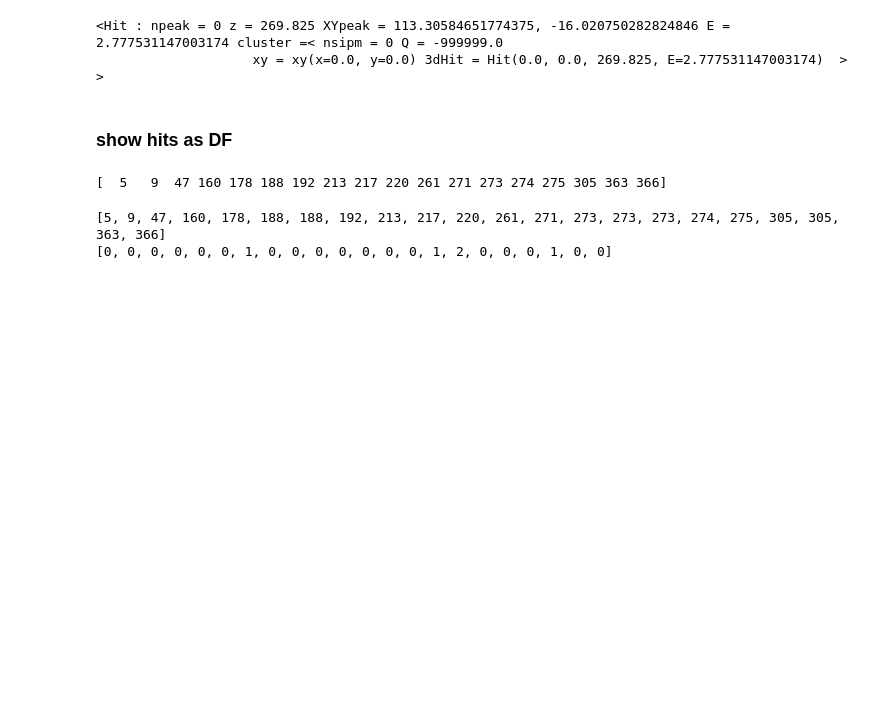
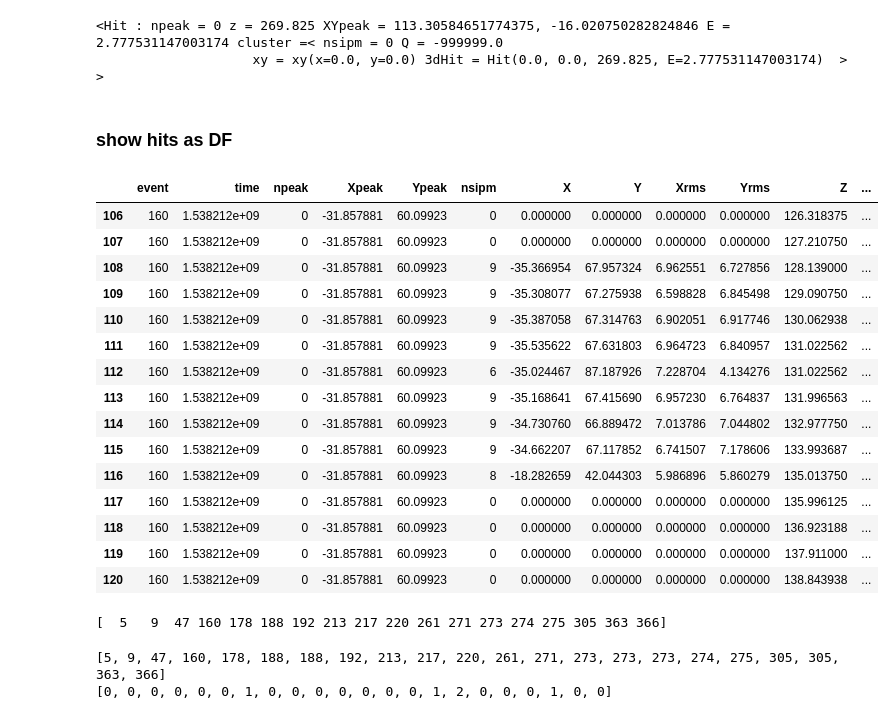
Before and after one commit to jahernando/CsThNB, a Jupyter notebook: JAH/hdst_tables_example.ipynb, the cells around one changed output. Drawn from its saved outputs; the diff is of its cells as text; code cells hidden in the pictures; blank space fills up the shorter version.

```diff
--- a/JAH/hdst_tables_example.ipynb
+++ b/JAH/hdst_tables_example.ipynb
@@ -94,3 +96,22 @@ hits = load_dst(input_hst_filenames[0],'RECO','Events')
+# %%
+hits[hits.event == 160]
+# %% [output]
+|  | event | time | npeak | Xpeak | Ypeak | nsipm | X | Y | Xrms | Yrms | Z | ... |
+| 106 | 160 | 1.538212e+09 | 0 | -31.857881 | 60.09923 | 0 | 0.000000 | 0.000000 | 0.000000 | 0.000000 | 126.318375 | ... |
+| 107 | 160 | 1.538212e+09 | 0 | -31.857881 | 60.09923 | 0 | 0.000000 | 0.000000 | 0.000000 | 0.000000 | 127.210750 | ... |
+| 108 | 160 | 1.538212e+09 | 0 | -31.857881 | 60.09923 | 9 | -35.366954 | 67.957324 | 6.962551 | 6.727856 | 128.139000 | ... |
+| 109 | 160 | 1.538212e+09 | 0 | -31.857881 | 60.09923 | 9 | -35.308077 | 67.275938 | 6.598828 | 6.845498 | 129.090750 | ... |
+| 110 | 160 | 1.538212e+09 | 0 | -31.857881 | 60.09923 | 9 | -35.387058 | 67.314763 | 6.902051 | 6.917746 | 130.062938 | ... |
+| 111 | 160 | 1.538212e+09 | 0 | -31.857881 | 60.09923 | 9 | -35.535622 | 67.631803 | 6.964723 | 6.840957 | 131.022562 | ... |
+| 112 | 160 | 1.538212e+09 | 0 | -31.857881 | 60.09923 | 6 | -35.024467 | 87.187926 | 7.228704 | 4.134276 | 131.022562 | ... |
+| 113 | 160 | 1.538212e+09 | 0 | -31.857881 | 60.09923 | 9 | -35.168641 | 67.415690 | 6.957230 | 6.764837 | 131.996563 | ... |
+| 114 | 160 | 1.538212e+09 | 0 | -31.857881 | 60.09923 | 9 | -34.730760 | 66.889472 | 7.013786 | 7.044802 | 132.977750 | ... |
+| 115 | 160 | 1.538212e+09 | 0 | -31.857881 | 60.09923 | 9 | -34.662207 | 67.117852 | 6.741507 | 7.178606 | 133.993687 | ... |
+| 116 | 160 | 1.538212e+09 | 0 | -31.857881 | 60.09923 | 8 | -18.282659 | 42.044303 | 5.986896 | 5.860279 | 135.013750 | ... |
+| 117 | 160 | 1.538212e+09 | 0 | -31.857881 | 60.09923 | 0 | 0.000000 | 0.000000 | 0.000000 | 0.000000 | 135.996125 | ... |
+| 118 | 160 | 1.538212e+09 | 0 | -31.857881 | 60.09923 | 0 | 0.000000 | 0.000000 | 0.000000 | 0.000000 | 136.923188 | ... |
+| 119 | 160 | 1.538212e+09 | 0 | -31.857881 | 60.09923 | 0 | 0.000000 | 0.000000 | 0.000000 | 0.000000 | 137.911000 | ... |
+| 120 | 160 | 1.538212e+09 | 0 | -31.857881 | 60.09923 | 0 | 0.000000 | 0.000000 | 0.000000 | 0.000000 | 138.843938 | ... |
 # %%
 events = np.unique(hits.event.values)
 print(events)
```
Also changed, not shown: parts of 5 cells of this notebook, 1 other file.
